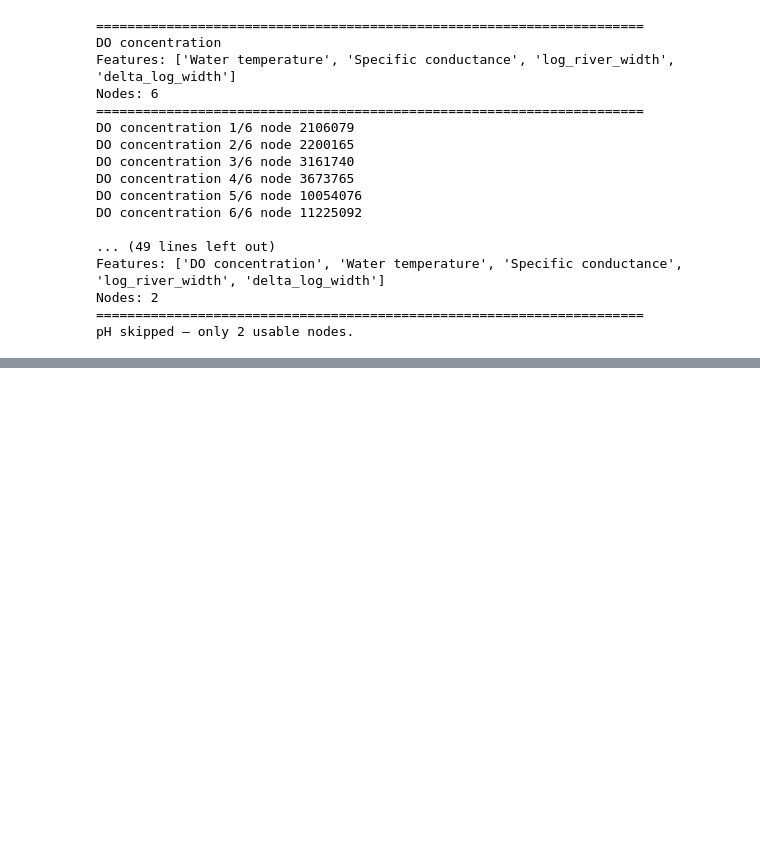
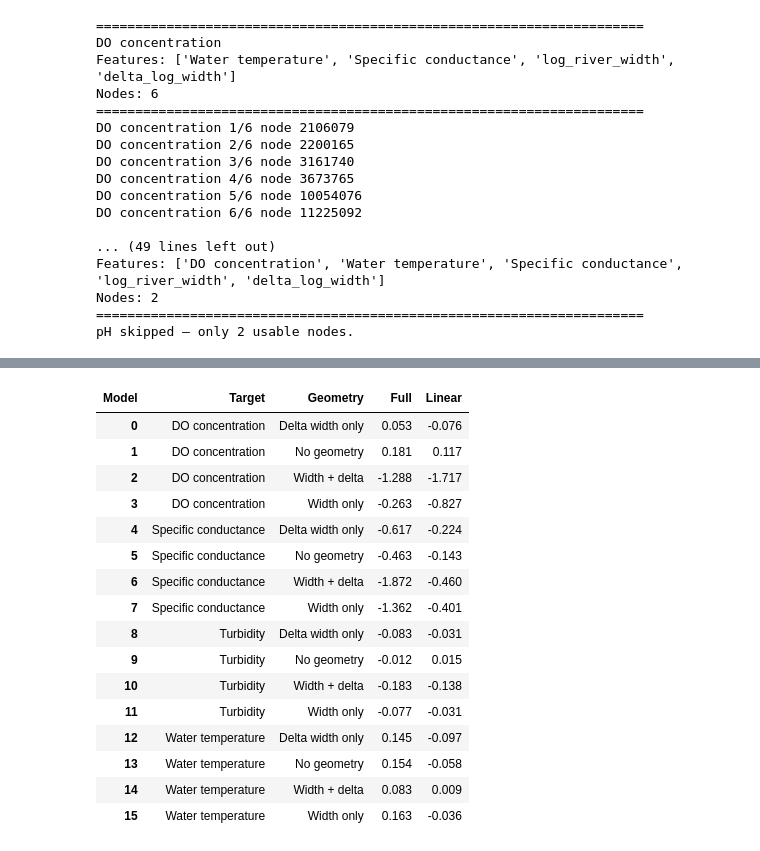
Before and after one commit to andrewc156/rivernets, a Jupyter notebook: chattahoochee_graph.ipynb, the cells around one changed output, grey strips where cells are left out. Saved outputs shown, nothing was run; the diff lists cells and outputs as text; code cells hidden in the pictures; blank space fills up the shorter version.

Commit message:
tested width

```diff
--- a/chattahoochee_graph.ipynb
+++ b/chattahoochee_graph.ipynb
@@ -7513,3 +7513,17 @@ display(
 | 1 | Specific conductance | 11 | -0.463 | -0.143 | -1.872 | -0.460 | -0.317 | ... |
 | 2 | Turbidity | 7 | -0.012 | 0.015 | -0.183 | -0.138 | -0.152 | ... |
 | 3 | Water temperature | 11 | 0.154 | -0.058 | 0.083 | 0.009 | +0.067 | ... |
+# %%
+STATIC_FEATURE_TESTS = {
+    "No geometry": [],
+    "Width only": [
+        "log_river_width"
+    ],
+    "Delta width only": [
+        "delta_log_width"
+    ],
+    "Width + delta": [
+        "log_river_width",
+        "delta_log_width"
+    ]
+}
@@ -7515,0 +7638,48 @@ display(
+# %%
+geometry_r2 = (
+    geometry_results[
+        geometry_results[
+            "Model"
+        ].isin(
+            [
+                "Linear",
+                "Full"
+            ]
+        )
+    ]
+    .pivot_table(
+        index=[
+            "Target",
+            "Geometry"
+        ],
+        columns="Model",
+        values="R2"
+    )
+    .reset_index()
+)
+
+
+display(
+    geometry_r2.style.format({
+        "Linear": "{:.3f}",
+        "Full": "{:.3f}"
+    })
+)
+# %% [output]
+| Model | Target | Geometry | Full | Linear |
+| 0 | DO concentration | Delta width only | 0.053 | -0.076 |
+| 1 | DO concentration | No geometry | 0.181 | 0.117 |
+| 2 | DO concentration | Width + delta | -1.288 | -1.717 |
+| 3 | DO concentration | Width only | -0.263 | -0.827 |
+| 4 | Specific conductance | Delta width only | -0.617 | -0.224 |
+| 5 | Specific conductance | No geometry | -0.463 | -0.143 |
+| 6 | Specific conductance | Width + delta | -1.872 | -0.460 |
+| 7 | Specific conductance | Width only | -1.362 | -0.401 |
+| 8 | Turbidity | Delta width only | -0.083 | -0.031 |
+| 9 | Turbidity | No geometry | -0.012 | 0.015 |
+| 10 | Turbidity | Width + delta | -0.183 | -0.138 |
+| 11 | Turbidity | Width only | -0.077 | -0.031 |
+| 12 | Water temperature | Delta width only | 0.145 | -0.097 |
+| 13 | Water temperature | No geometry | 0.154 | -0.058 |
+| 14 | Water temperature | Width + delta | 0.083 | 0.009 |
+| 15 | Water temperature | Width only | 0.163 | -0.036 |
```
Also changed, not shown: parts of 1 cell of this notebook.
